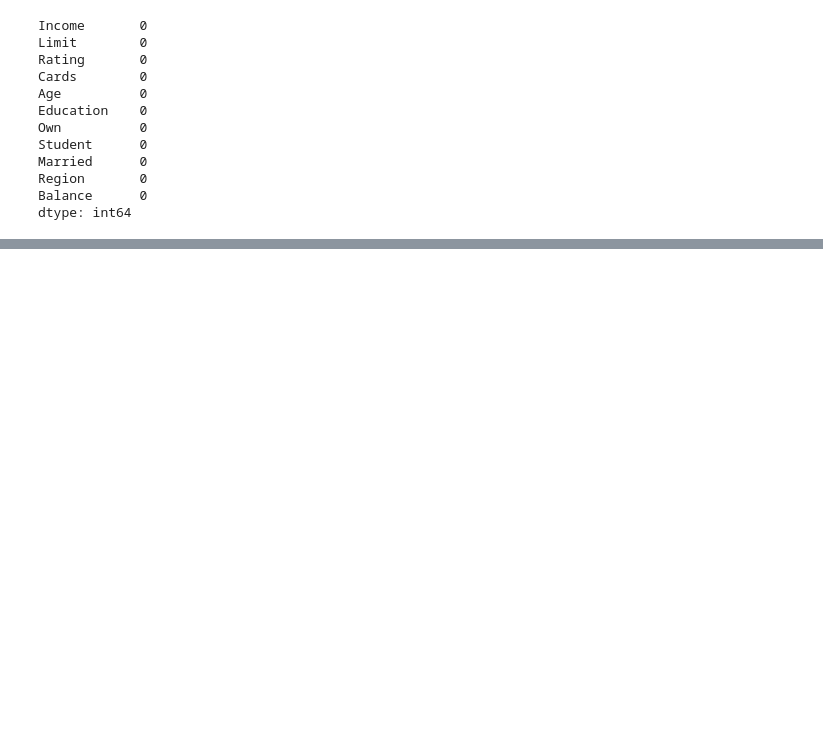
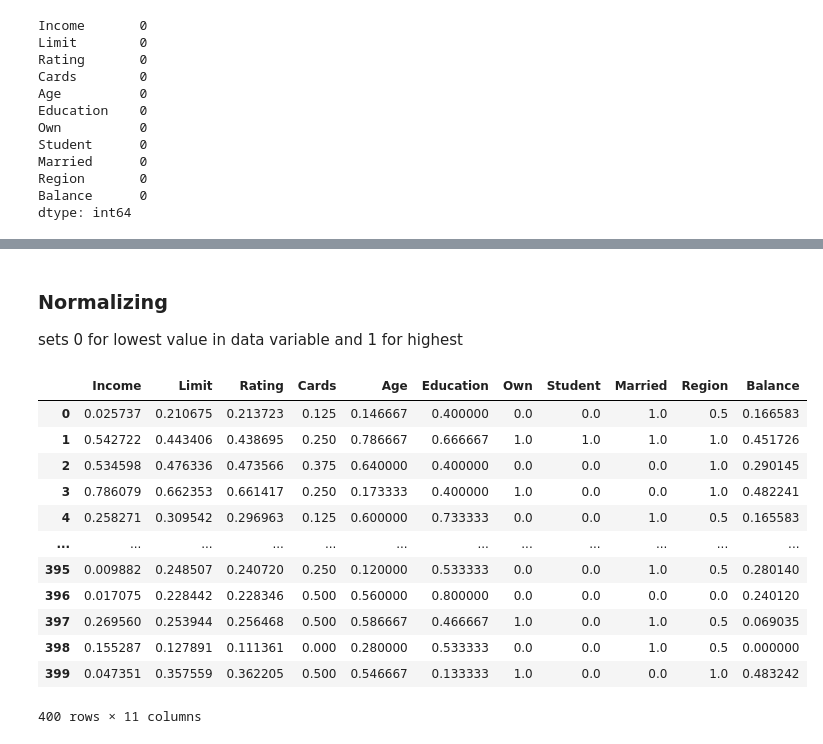
Before and after one commit to adunoluwa1/Data-Science, a Jupyter notebook: Credit.ipynb, the cells around one changed output, grey strips where cells are left out. Drawn from its saved outputs; the diff is of its cells as text; code cells hidden in the pictures; blank space fills up the shorter version.

```diff
--- a/Credit.ipynb
+++ b/Credit.ipynb
@@ -66,0 +120,26 @@ dtype: int64
+# %% [markdown]
+### Normalizing
+sets 0 for lowest value in data variable and 1 for highest
+# %%
+from sklearn.preprocessing import MinMaxScaler
+scaler = MinMaxScaler()
+scaler.fit(df)
+# scaler.data_max_
+# scaler.data_min_
+dh = scaler.fit_transform(df)
+dh = pd.DataFrame(dh, columns= df.columns)
+dh
+# %% [output]
+|  | Income | Limit | Rating | Cards | Age | Education | Own | Student | Married | Region | Balance |
+| 0 | 0.025737 | 0.210675 | 0.213723 | 0.125 | 0.146667 | 0.400000 | 0.0 | 0.0 | 1.0 | 0.5 | 0.166583 |
+| 1 | 0.542722 | 0.443406 | 0.438695 | 0.250 | 0.786667 | 0.666667 | 1.0 | 1.0 | 1.0 | 1.0 | 0.451726 |
+| 2 | 0.534598 | 0.476336 | 0.473566 | 0.375 | 0.640000 | 0.400000 | 0.0 | 0.0 | 0.0 | 1.0 | 0.290145 |
+| 3 | 0.786079 | 0.662353 | 0.661417 | 0.250 | 0.173333 | 0.400000 | 1.0 | 0.0 | 0.0 | 1.0 | 0.482241 |
+| 4 | 0.258271 | 0.309542 | 0.296963 | 0.125 | 0.600000 | 0.733333 | 0.0 | 0.0 | 1.0 | 0.5 | 0.165583 |
+| ... | ... | ... | ... | ... | ... | ... | ... | ... | ... | ... | ... |
+| 395 | 0.009882 | 0.248507 | 0.240720 | 0.250 | 0.120000 | 0.533333 | 0.0 | 0.0 | 1.0 | 0.5 | 0.280140 |
+| 396 | 0.017075 | 0.228442 | 0.228346 | 0.500 | 0.560000 | 0.800000 | 0.0 | 0.0 | 0.0 | 0.0 | 0.240120 |
+| 397 | 0.269560 | 0.253944 | 0.256468 | 0.500 | 0.586667 | 0.466667 | 1.0 | 0.0 | 1.0 | 0.5 | 0.069035 |
+| 398 | 0.155287 | 0.127891 | 0.111361 | 0.000 | 0.280000 | 0.533333 | 0.0 | 0.0 | 1.0 | 0.5 | 0.000000 |
+| 399 | 0.047351 | 0.357559 | 0.362205 | 0.500 | 0.546667 | 0.133333 | 1.0 | 0.0 | 0.0 | 1.0 | 0.483242 |
+400 rows × 11 columns
```
Also changed, not shown: parts of 16 cells of this notebook, 3 other files.
